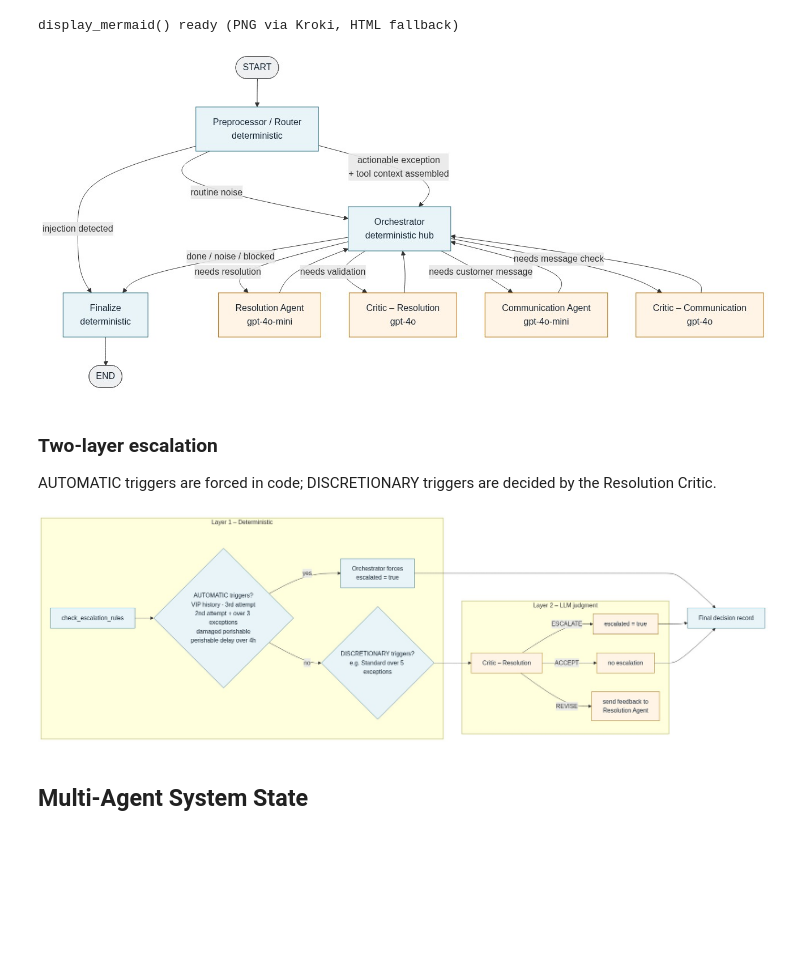
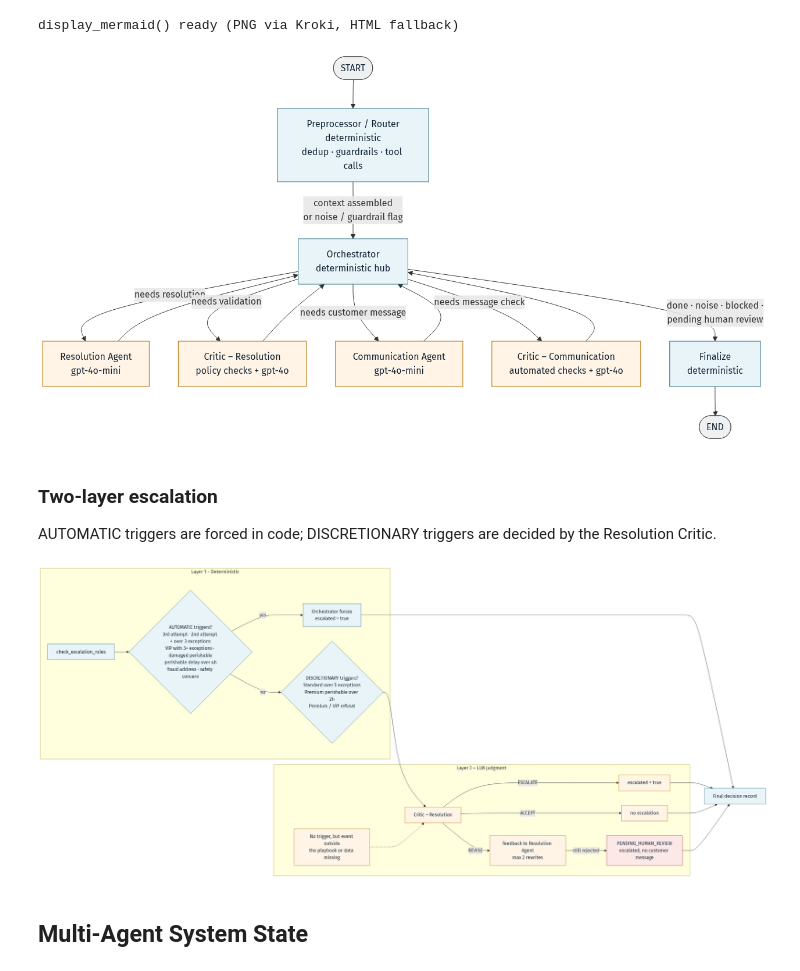
Before and after one commit to alienrivero/great-learning-aiml, a Jupyter notebook: AI Agents for Automation/AI-powered Last-Mile Delivery Exception Handling Automation/AI-powered Last-Mile Delivery Exception Handling Automation_Full_CODE.ipynb, the cells around one changed output. Cells and saved outputs as stored; diff of their text form; code cells hidden in the pictures; blank space fills up the shorter version.

```diff
--- a/AI Agents for Automation/AI-powered Last-Mile Delivery Exception Handling Automation/AI-powered Last-Mile Delivery Exception Handling Automation_Full_CODE.ipynb
+++ b/AI Agents for Automation/AI-powered Last-Mile Delivery Exception Handling Automation/AI-powered Last-Mile Delivery Exception Handling Automation_Full_CODE.ipynb
@@ -1155,33 +1159,30 @@ display_mermaid() ready (PNG via Kroki, HTML fallback)
 # %%
 # Multi-agent architecture overview
 display_mermaid('''flowchart TD
-    START([START]) --> PRE[Preprocessor / Router<br/>deterministic]
-
-    PRE -->|injection detected| FIN[Finalize<br/>deterministic]
-    PRE -->|routine noise| ORCH
-    PRE -->|actionable exception<br/>+ tool context assembled| ORCH[Orchestrator<br/>deterministic hub]
+    START([START]) --> PRE[Preprocessor / Router<br/>deterministic<br/>dedup · guardrails · tool calls]
+    PRE -->|context assembled<br/>or noise / guardrail flag| ORCH[Orchestrator<br/>deterministic hub]
 
     ORCH -->|needs resolution| RES[Resolution Agent<br/>gpt-4o-mini]
-    ORCH -->|needs validation| CRIT_R[Critic – Resolution<br/>gpt-4o]
+    ORCH -->|needs validation| CRIT_R[Critic – Resolution<br/>policy checks + gpt-4o]
     ORCH -->|needs customer message| COMM[Communication Agent<br/>gpt-4o-mini]
-    ORCH -->|needs message check| CRIT_C[Critic – Communication<br/>gpt-4o]
-    ORCH -->|done / noise / blocked| FIN
+    ORCH -->|needs message check| CRIT_C[Critic – Communication<br/>automated checks + gpt-4o]
+    ORCH -->|done · noise · blocked ·<br/>pending human review| FIN[Finalize<br/>deterministic]
 
     RES --> ORCH
     CRIT_R --> ORCH
     COMM --> ORCH
     CRIT_C --> ORCH
 
     FIN --> END([END])
 
     classDef det fill:#e8f4f8,stroke:#2a6f84,color:#123
     classDef llm fill:#fff4e6,stroke:#b86e00,color:#123
     classDef term fill:#eef0f2,stroke:#555,color:#123
     class PRE,ORCH,FIN det
     class RES,CRIT_R,COMM,CRIT_C llm
     class START,END term''')
 # %% [output]
-[figure, old version]
+[figure, new version]
 # %% [markdown]
 ### Two-layer escalation
 
@@ -1190,28 +1191,33 @@ AUTOMATIC triggers are forced in code; DISCRETIONARY triggers are decided by the
 # Two-layer escalation
 display_mermaid('''flowchart LR
     subgraph Layer1[Layer 1 – Deterministic]
-        RE[check_escalation_rules] --> AUTO{AUTOMATIC triggers?<br/>VIP history · 3rd attempt<br/>2nd attempt + over 3 exceptions<br/>damaged perishable<br/>perishable delay over 4h}
+        RE[check_escalation_rules] --> AUTO{AUTOMATIC triggers?<br/>3rd attempt · 2nd attempt + over 3 exceptions<br/>VIP with 3+ exceptions · damaged perishable<br/>perishable delay over 4h<br/>fraud address · safety concern}
         AUTO -->|yes| FORCE[Orchestrator forces<br/>escalated = true]
         AUTO -->|no| DISC
     end
 
     subgraph Layer2[Layer 2 – LLM judgment]
-        DISC{DISCRETIONARY triggers?<br/>e.g. Standard over 5 exceptions} --> CRIT[Critic – Resolution]
+        DISC{DISCRETIONARY triggers?<br/>Standard over 5 exceptions<br/>Premium perishable over 2h<br/>Premium / VIP refusal} --> CRIT[Critic – Resolution]
+        GAP[No trigger, but event outside<br/>the playbook or data missing] -.-> CRIT
         CRIT -->|ESCALATE| ESC[escalated = true]
         CRIT -->|ACCEPT| OK[no escalation]
-        CRIT -->|REVISE| LOOP[send feedback to<br/>Resolution Agent]
+        CRIT -->|REVISE| LOOP[feedback to Resolution Agent<br/>max 2 rewrites]
+        LOOP -->|still rejected| PEND[PENDING_HUMAN_REVIEW<br/>escalated, no customer message]
     end
 
     FORCE --> OUT[Final decision record]
     ESC --> OUT
     OK --> OUT
+    PEND --> OUT
 
     classDef det fill:#e8f4f8,stroke:#2a6f84,color:#123
     classDef llm fill:#fff4e6,stroke:#b86e00,color:#123
+    classDef warn fill:#fde8e8,stroke:#a33,color:#123
     class RE,AUTO,FORCE,DISC,OUT det
-    class CRIT,ESC,OK,LOOP llm''')
+    class CRIT,ESC,OK,LOOP,GAP llm
+    class PEND warn''')
 # %% [output]
-[figure, old version]
+[figure, new version]
 # %% [markdown]
 ## Multi-Agent System State
 # %% [markdown]
```
Also changed, not shown: parts of 83 cells of this notebook, 1 other file.
